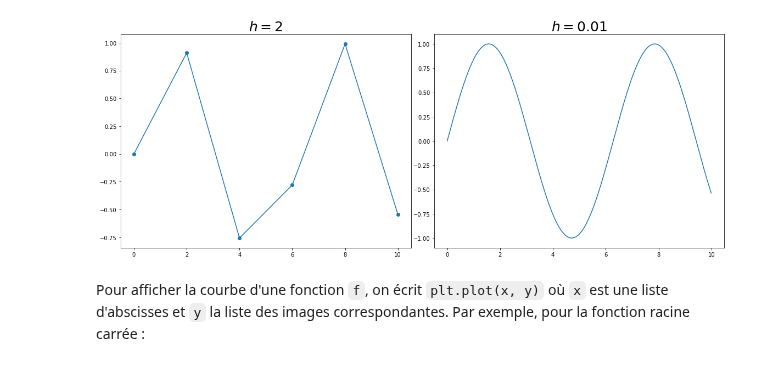
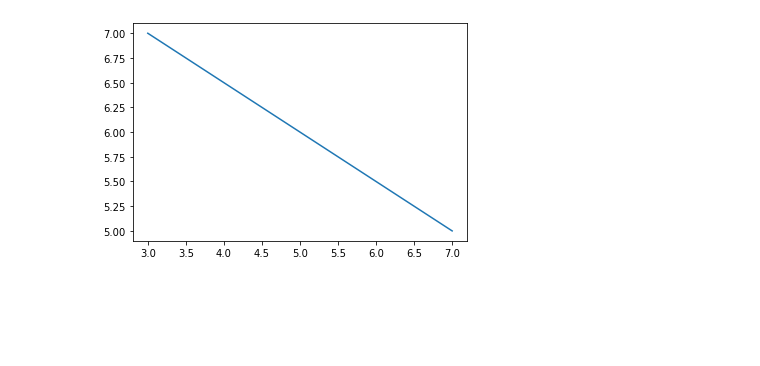
Before and after one commit to cpge-itc/itc1, a Jupyter notebook: files/2_tp_semestre1/6_fractales.ipynb, the cells around one changed output. Cells and saved outputs as stored; diff of their text form; code cells hidden in the pictures; blank space fills up the shorter version.

```diff
--- a/files/2_tp_semestre1/6_fractales.ipynb
+++ b/files/2_tp_semestre1/6_fractales.ipynb
@@ -31,16 +4,9 @@ On choisit en général de relier des points régulièrement espacés de $h$ sur
-# %%
-import numpy as np
-t = list(range(0, 11, 2))
-x = [0.01*i for i in range(1000)]
-fig, (ax1, ax2) = plt.subplots(1,2, figsize=(16,6))
-plt.tight_layout()
-ax1.plot(t, np.sin(t))
-ax1.set_title("$h = 2$", fontsize=25)
-ax1.scatter(t, np.sin(t))
-ax2.plot(x, np.sin(x))
-ax2.set_title("$h = 0.01$", fontsize=25);
-# %% [output]
-[figure, removed]
-# %% [markdown]
-Pour afficher la courbe d'une fonction `f`, on écrit `plt.plot(x, y)` où `x` est une liste d'abscisses et `y` la liste des images correspondantes. Par exemple, pour la fonction racine carrée :
+# %%
+def segment(p,q):
+    x1,y1=p
+    x2,y2=q
+    plt.plot((x1,x2),(y1,y2))
+segment((3, 7), (7, 5))
+# %% [output]
+[figure, added]
 # %%
```
Also changed, not shown: parts of 25 cells of this notebook.
